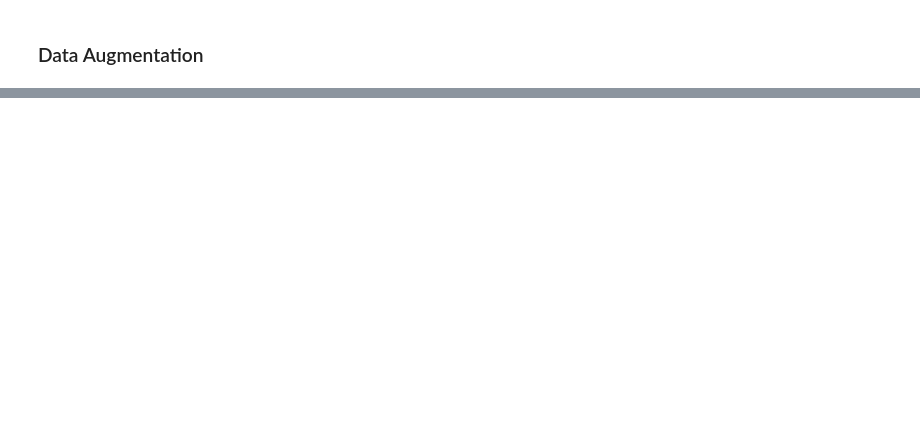
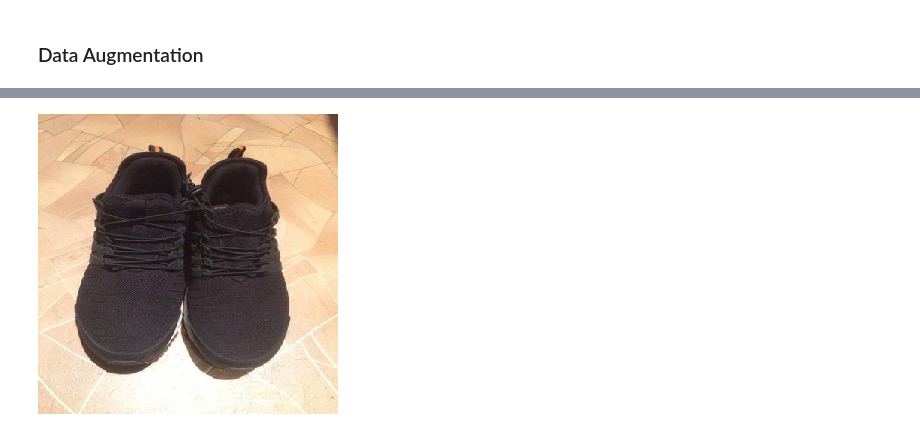
Before and after one commit to maclavijo/MLZoomcamp, a Jupyter notebook: Week9/Fashion - NeuralNets.ipynb, the cells around one changed output, grey strips where cells are left out. Saved outputs shown, nothing was run; the diff lists cells and outputs as text; code cells hidden in the pictures; blank space fills up the shorter version.

```diff
--- a/Week9/Fashion - NeuralNets.ipynb
+++ b/Week9/Fashion - NeuralNets.ipynb
@@ -516,0 +506,12 @@ img2
+# %%
+img2 = load_img('clothing-dataset-small/test/shoes/20209905-0830-4a6d-a1cf-7382051f8f18.jpg', target_size=(300,300))
+
+x = np.array(img2)
+X = np.array([x])
+X = preprocess_input(X)
+
+pred = modelx.predict(X)
+
+values = ['dress', 'hat', 'longsleeve',  'outwear', 'pants', 'shirt', 'shoes', 'shorts', 'skirt', 't-shirt']
+
+list(zip(values, pred[0]))
@@ -516,0 +529,4 @@ img2
+# %%
+img2
+# %% [output]
+[figure, added]
```
Also changed, not shown: parts of 39 cells of this notebook.
